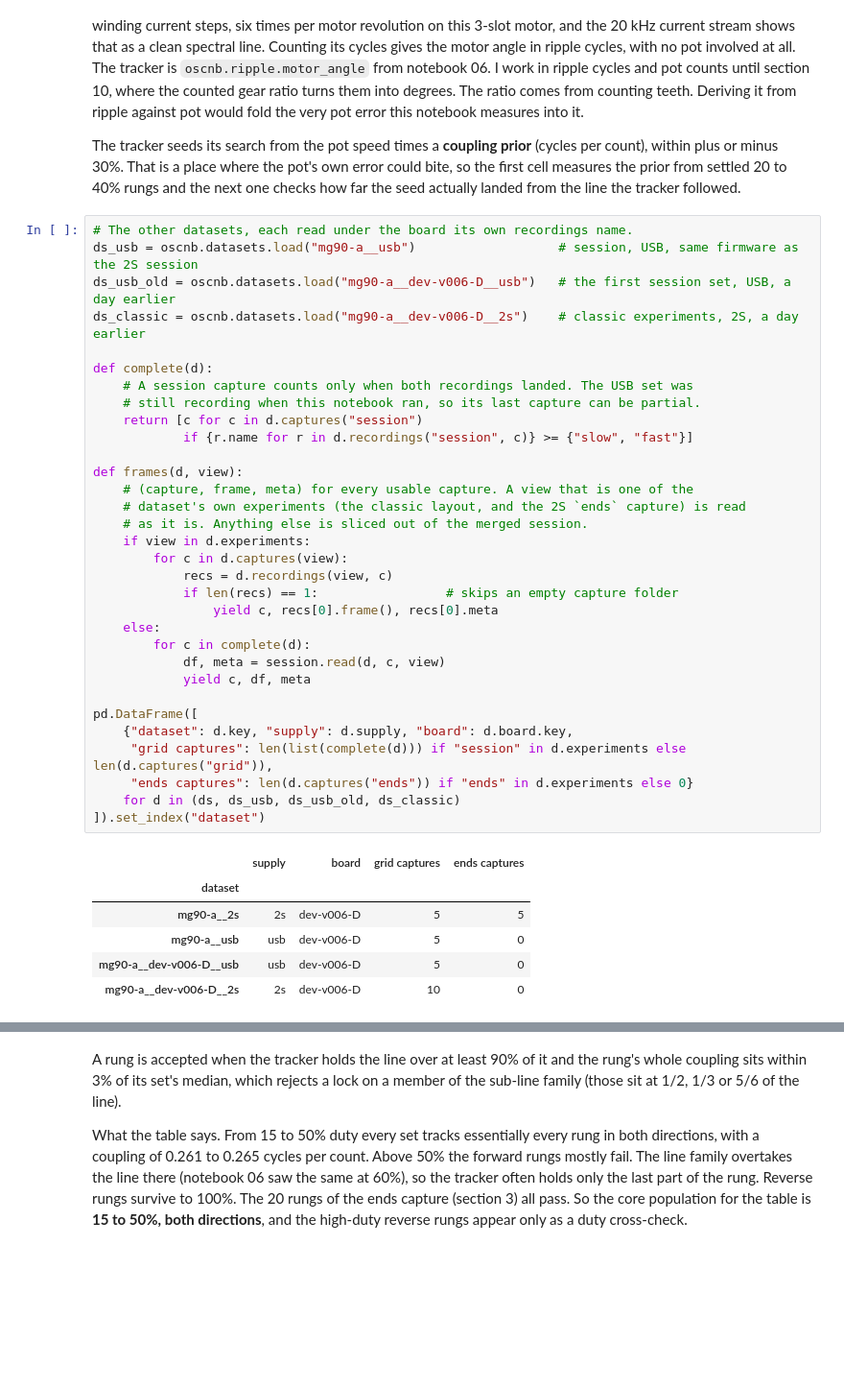
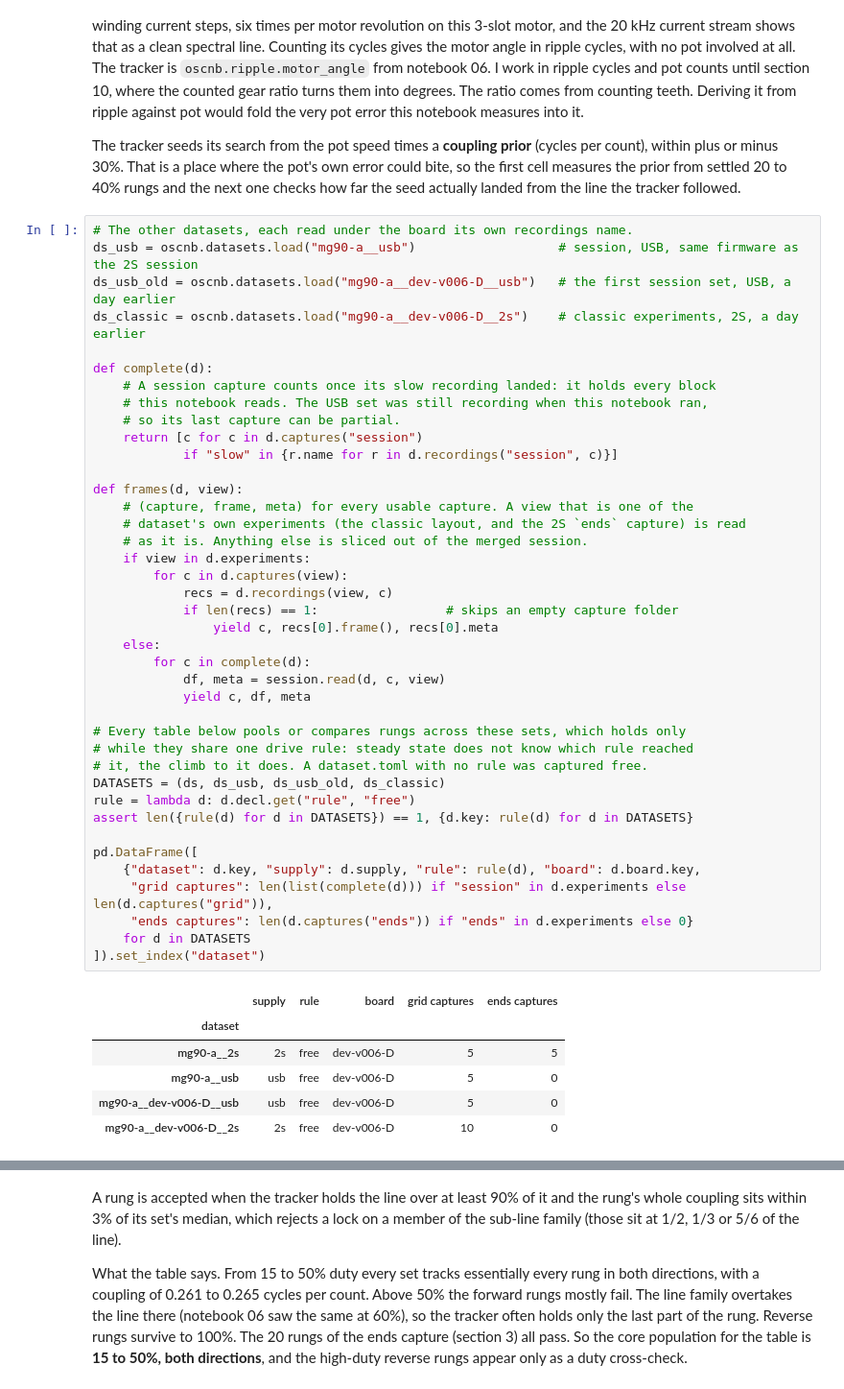
Before and after one commit to OpenServoCore/open-servo-core, a Jupyter notebook: notebooks/09-pot-linearization.ipynb, the cells around one changed output, grey strips where cells are left out. Shown at 96% size. Cells and saved outputs as stored; diff of their text form; blank space fills up the shorter version.

```diff
--- a/notebooks/09-pot-linearization.ipynb
+++ b/notebooks/09-pot-linearization.ipynb
@@ -193,42 +194,50 @@ checks how far the seed actually landed from the line the tracker followed.
 # %%
 # The other datasets, each read under the board its own recordings name.
 ds_usb = oscnb.datasets.load("mg90-a__usb")                   # session, USB, same firmware as the 2S session
 ds_usb_old = oscnb.datasets.load("mg90-a__dev-v006-D__usb")   # the first session set, USB, a day earlier
 ds_classic = oscnb.datasets.load("mg90-a__dev-v006-D__2s")    # classic experiments, 2S, a day earlier
 
 def complete(d):
-    # A session capture counts only when both recordings landed. The USB set was
-    # still recording when this notebook ran, so its last capture can be partial.
+    # A session capture counts once its slow recording landed: it holds every block
+    # this notebook reads. The USB set was still recording when this notebook ran,
+    # so its last capture can be partial.
     return [c for c in d.captures("session")
-            if {r.name for r in d.recordings("session", c)} >= {"slow", "fast"}]
+            if "slow" in {r.name for r in d.recordings("session", c)}]
 
 def frames(d, view):
     # (capture, frame, meta) for every usable capture. A view that is one of the
     # dataset's own experiments (the classic layout, and the 2S `ends` capture) is read
     # as it is. Anything else is sliced out of the merged session.
     if view in d.experiments:
         for c in d.captures(view):
             recs = d.recordings(view, c)
             if len(recs) == 1:                 # skips an empty capture folder
                 yield c, recs[0].frame(), recs[0].meta
     else:
         for c in complete(d):
             df, meta = session.read(d, c, view)
             yield c, df, meta
 
+# Every table below pools or compares rungs across these sets, which holds only
+# while they share one drive rule: steady state does not know which rule reached
+# it, the climb to it does. A dataset.toml with no rule was captured free.
+DATASETS = (ds, ds_usb, ds_usb_old, ds_classic)
+rule = lambda d: d.decl.get("rule", "free")
+assert len({rule(d) for d in DATASETS}) == 1, {d.key: rule(d) for d in DATASETS}
+
 pd.DataFrame([
-    {"dataset": d.key, "supply": d.supply, "board": d.board.key,
+    {"dataset": d.key, "supply": d.supply, "rule": rule(d), "board": d.board.key,
      "grid captures": len(list(complete(d))) if "session" in d.experiments else len(d.captures("grid")),
      "ends captures": len(d.captures("ends")) if "ends" in d.experiments else 0}
-    for d in (ds, ds_usb, ds_usb_old, ds_classic)
+    for d in DATASETS
 ]).set_index("dataset")
 # %% [output]
-|  | supply | board | grid captures | ends captures |
-| dataset |  |  |  |  |
-| mg90-a__2s | 2s | dev-v006-D | 5 | 5 |
-| mg90-a__usb | usb | dev-v006-D | 5 | 0 |
-| mg90-a__dev-v006-D__usb | usb | dev-v006-D | 5 | 0 |
-| mg90-a__dev-v006-D__2s | 2s | dev-v006-D | 10 | 0 |
+|  | supply | rule | board | grid captures | ends captures |
+| dataset |  |  |  |  |  |
+| mg90-a__2s | 2s | free | dev-v006-D | 5 | 5 |
+| mg90-a__usb | usb | free | dev-v006-D | 5 | 0 |
+| mg90-a__dev-v006-D__usb | usb | free | dev-v006-D | 5 | 0 |
+| mg90-a__dev-v006-D__2s | 2s | free | dev-v006-D | 10 | 0 |
 # %%
 # A first coupling estimate, only to seed the tracker off the sub-line family.
 # Settled window of the 20 to 40% grid rungs: line frequency over pot speed.
```
Also changed, not shown: parts of 10 cells of this notebook, 2 other files.
